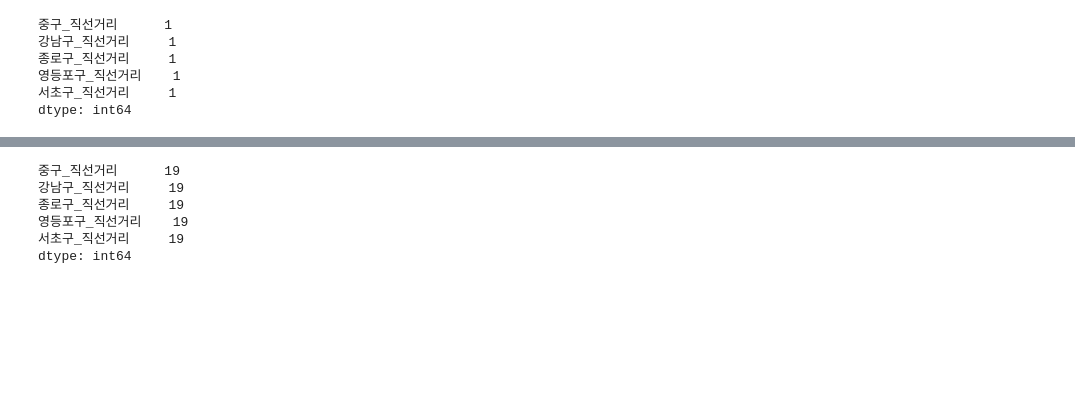
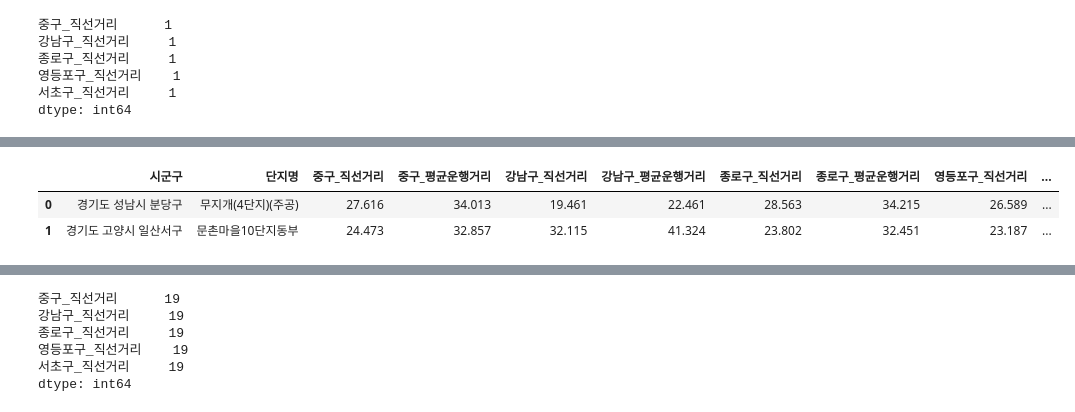
Before and after one commit to SnapishAgent/Ilsan-Investment-Insight, a Jupyter notebook: 교통 접근성/dataset_preprocessing_company_info.ipynb, the cells around one changed output, grey strips where cells are left out. Cells and saved outputs as stored; diff of their text form; code cells hidden in the pictures; blank space fills up the shorter version.

```diff
--- a/교통 접근성/dataset_preprocessing_company_info.ipynb
+++ b/교통 접근성/dataset_preprocessing_company_info.ipynb
@@ -1198,3 +1204,24 @@ def max_value_info(df):
 
 bundang_max_value_idx, bundang_max_value_row_info = max_value_info(bundang_result)
 ilsan_max_value_idx, ilsan_max_value_row_info = max_value_info(ilsan_result)
+# %%
+max_dist_target = pd.concat([bundang_max_value_row_info.iloc[0], ilsan_max_value_row_info.iloc[0]], axis=1).T.reset_index(drop=True)
+
+max_dist_target['중구_직선거리'] = max_dist_target['중구_직선거리'].apply(lambda x: round(x, 3))
+max_dist_target['강남구_직선거리'] = max_dist_target['강남구_직선거리'].apply(lambda x: round(x, 3))
+max_dist_target['종로구_직선거리'] = max_dist_target['종로구_직선거리'].apply(lambda x: round(x, 3))
+max_dist_target['영등포구_직선거리'] = max_dist_target['영등포구_직선거리'].apply(lambda x: round(x, 3))
+max_dist_target['서초구_직선거리'] = max_dist_target['서초구_직선거리'].apply(lambda x: round(x, 3))
+
+max_dist_target['중구_평균운행거리'] = max_dist_target['중구_평균운행거리'].apply(lambda x: round(x/1000, 3))
+max_dist_target['강남구_평균운행거리'] = max_dist_target['강남구_평균운행거리'].apply(lambda x: round(x/1000, 3))
+max_dist_target['종로구_평균운행거리'] = max_dist_target['종로구_평균운행거리'].apply(lambda x: round(x/1000, 3))
+max_dist_target['영등포구_평균운행거리'] = max_dist_target['영등포구_평균운행거리'].apply(lambda x: round(x/1000, 3))
+max_dist_target['서초구_평균운행거리'] = max_dist_target['서초구_평균운행거리'].apply(lambda x: round(x/1000, 3))
+
+
+max_dist_target[['시군구', '단지명', '중구_직선거리', '중구_평균운행거리','강남구_직선거리','강남구_평균운행거리',  '종로구_직선거리', '종로구_평균운행거리','영등포구_직선거리', '영등포구_평균운행거리', '서초구_직선거리', '서초구_평균운행거리']]
+# %% [output]
+|  | 시군구 | 단지명 | 중구_직선거리 | 중구_평균운행거리 | 강남구_직선거리 | 강남구_평균운행거리 | 종로구_직선거리 | 종로구_평균운행거리 | 영등포구_직선거리 | ... |
+| 0 | 경기도 성남시 분당구 | 무지개(4단지)(주공) | 27.616 | 34.013 | 19.461 | 22.461 | 28.563 | 34.215 | 26.589 | ... |
+| 1 | 경기도 고양시 일산서구 | 문촌마을10단지동부 | 24.473 | 32.857 | 32.115 | 41.324 | 23.802 | 32.451 | 23.187 | ... |
```
Also changed, not shown: parts of 12 cells of this notebook.
